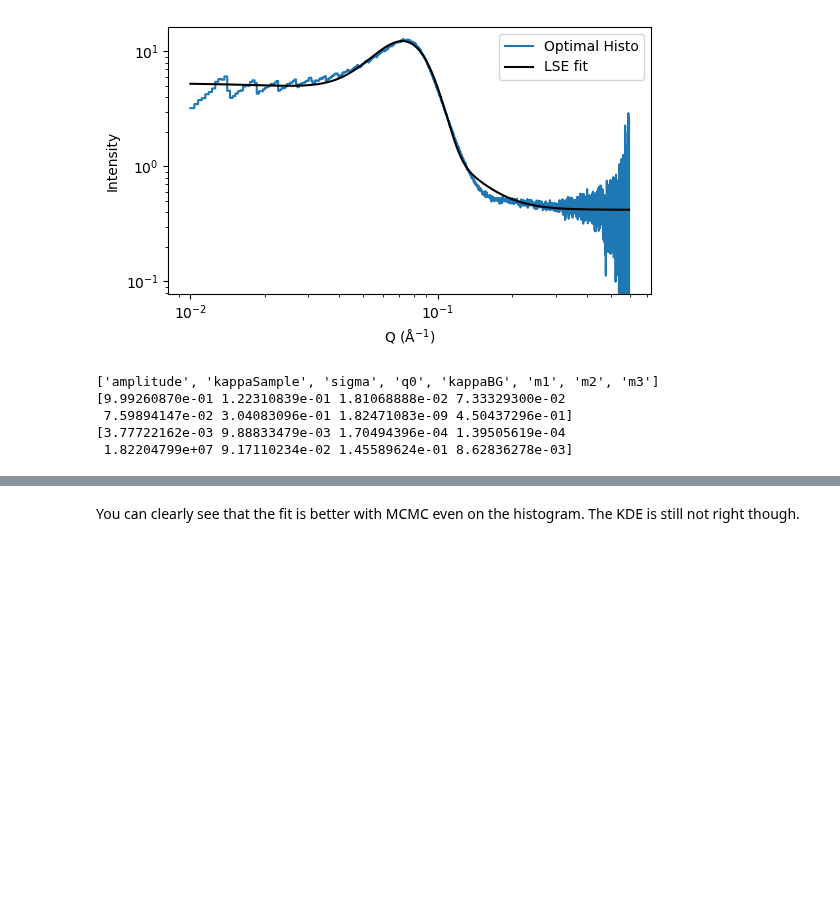
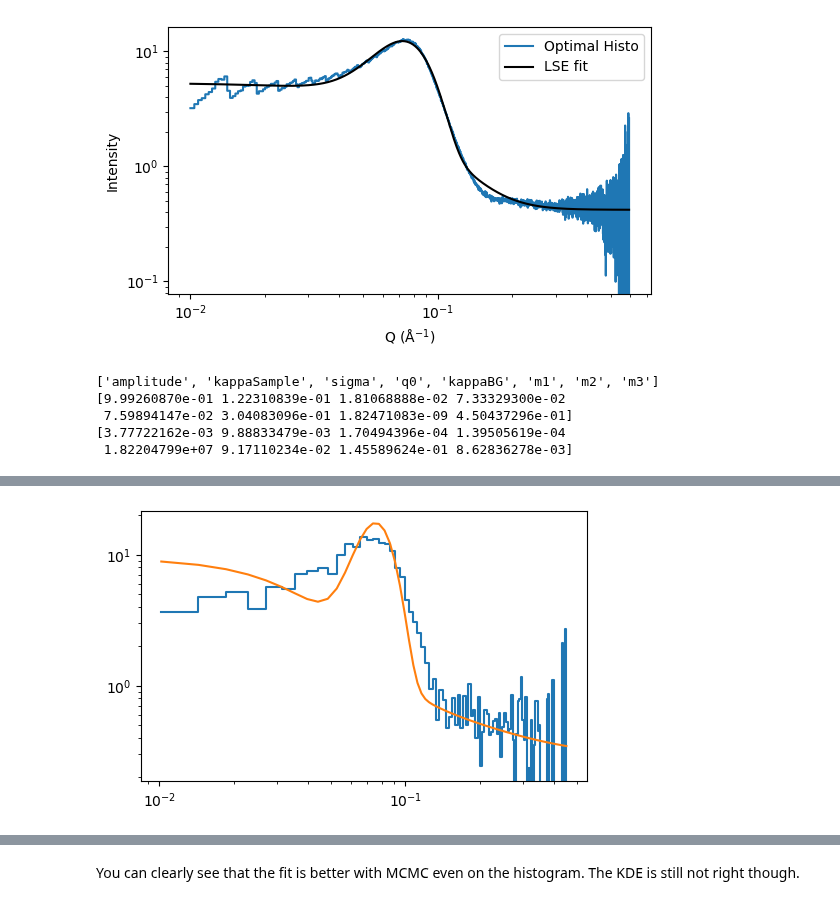
Before and after one commit to localoptimum/emtk, a Jupyter notebook: sans2d-testing.ipynb, the cells around one changed output, grey strips where cells are left out. Drawn from its saved outputs; the diff is of its cells as text; code cells hidden in the pictures; blank space fills up the shorter version.

```diff
--- a/sans2d-testing.ipynb
+++ b/sans2d-testing.ipynb
@@ -477,3 +793,18 @@ MCMC sampling complete.
+# %%
+solution_theta = tuple(pars)
+
+yfit = pmf(cpo.histx, solution_theta, cats, cpo.weights)
+
+ysum = np.sum(yfit)
+dsum = np.sum(cpo.histy)
+scale = dsum / ysum
+
+plt.step(cpo.histx, cpo.histy, where='post')
+plt.plot(cpo.histx, scale * yfit)
+plt.yscale('log')
+plt.xscale('log')
+# %% [output]
+[figure, added]
 # %%
 chz = cpo.sampler.get_chain()
 nwk = cpo.nwalkers
```
Also changed, not shown: parts of 6 cells of this notebook.
